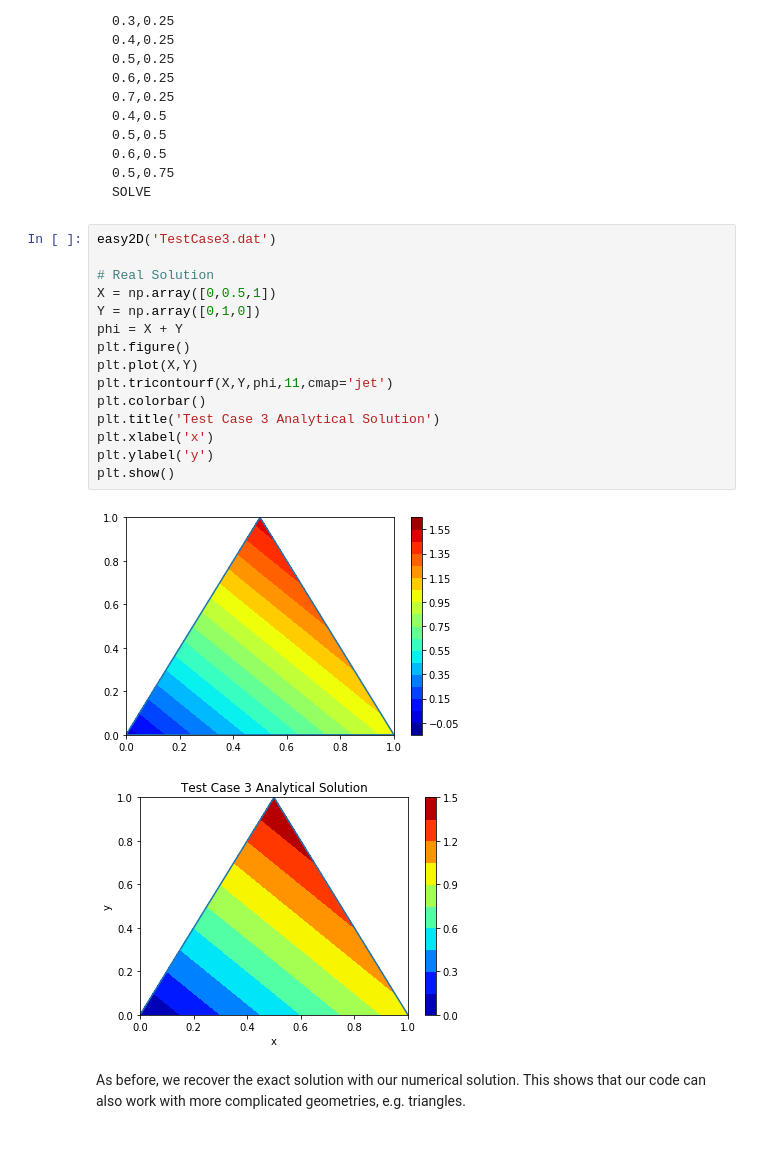
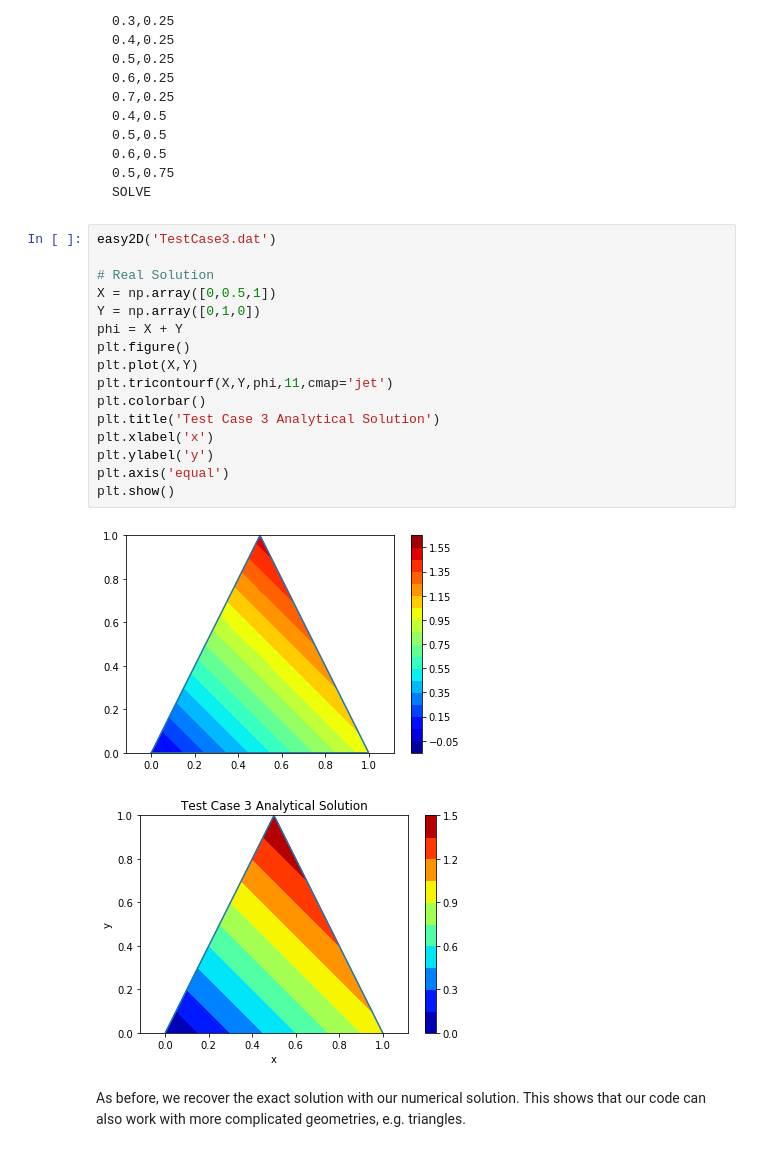
Before and after one commit to chris-barrow/Easy2D-Python, a Jupyter notebook: ME611 Final Report.ipynb, the cells around one changed output. Drawn from its saved outputs; the diff is of its cells as text.

```diff
--- a/ME611 Final Report.ipynb
+++ b/ME611 Final Report.ipynb
@@ -208,21 +209,22 @@ SOLVE
 # %%
 easy2D('TestCase3.dat')
 
 # Real Solution
 X = np.array([0,0.5,1])
 Y = np.array([0,1,0])
 phi = X + Y
 plt.figure()
 plt.plot(X,Y)
 plt.tricontourf(X,Y,phi,11,cmap='jet')
 plt.colorbar()
 plt.title('Test Case 3 Analytical Solution')
 plt.xlabel('x')
 plt.ylabel('y')
+plt.axis('equal')
 plt.show()
 # %% [output]
-[figure, old version]
+[figure, new version]
-[figure, old version]
+[figure, new version]
 # %% [markdown]
 As before, we recover the exact solution with our numerical solution. This shows that our code can also work with more complicated geometries, e.g. triangles.
 # %% [markdown]
```
Also changed, not shown: parts of 10 cells of this notebook, 4 other files.
